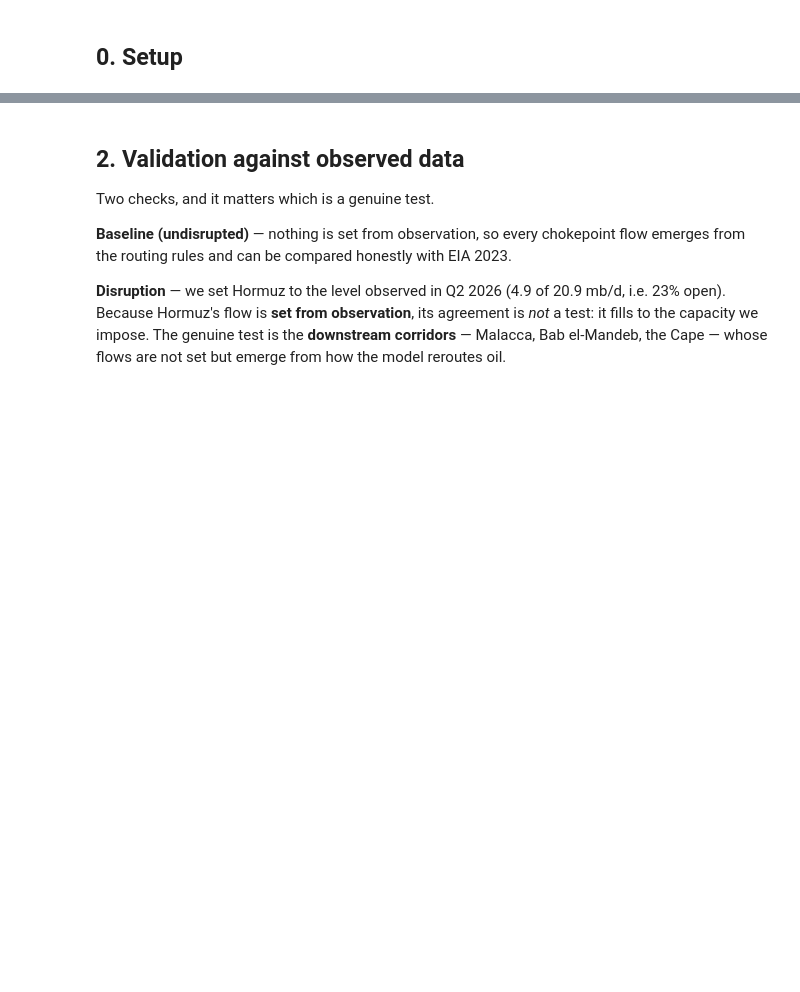
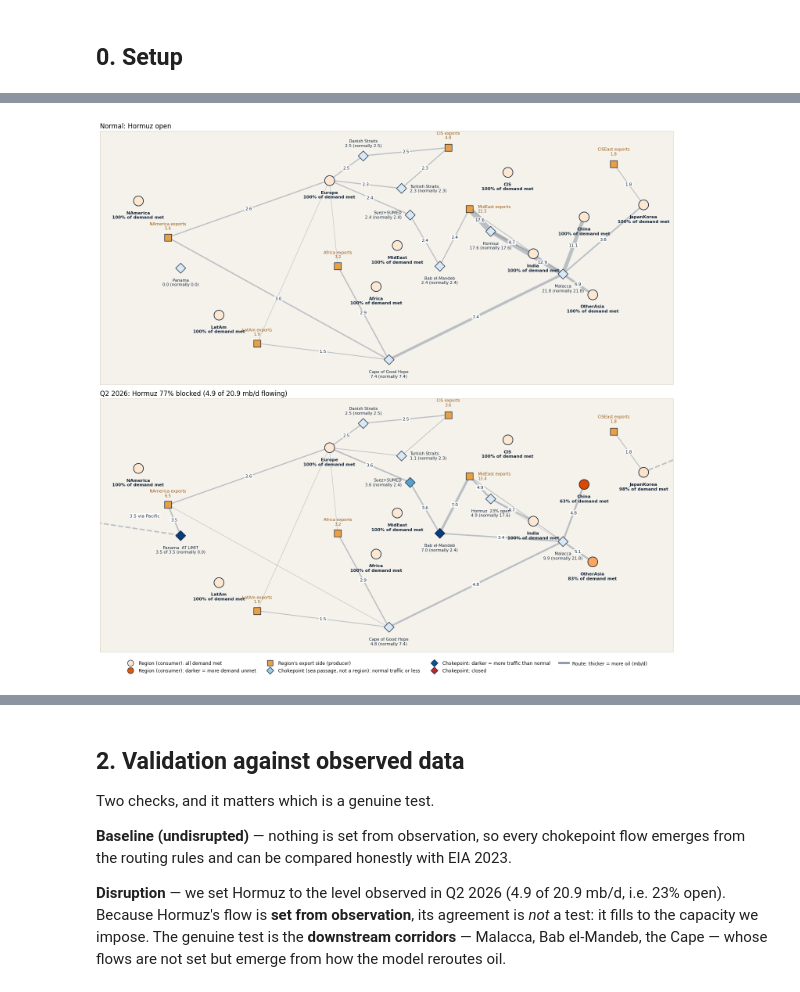
Before and after one commit to raed-ra/cits4403-oil-chokepoint, a Jupyter notebook: notebooks/main_analysis.ipynb, the cells around one changed output, grey strips where cells are left out. Drawn from its saved outputs; the diff is of its cells as text; code cells hidden in the pictures; blank space fills up the shorter version.

```diff
--- a/notebooks/main_analysis.ipynb
+++ b/notebooks/main_analysis.ipynb
@@ -122,0 +182,11 @@ Origin supply  (mb/d): {'NAmerica_P': 31.8, 'LatAm_P': 8.4, 'Europe_P': 4.0, 'CI
+# %%
+from network_view import snapshot, print_tables, draw    # tables and maps of the network
+
+normal = snapshot(1.0)          # RUN the model: Hormuz fully open (1.0 = 100% open), 150 days
+q2     = snapshot(4.9 / 20.9)   # RUN again: Hormuz 23% open, as observed in Q2 2026
+
+print("=" * 25, "NORMAL: Hormuz open", "=" * 25)
+print_tables(normal)            # regions, chokepoints and routes for the normal case
+print()
+print("=" * 20, "Q2 2026: Hormuz 77% blocked", "=" * 20)
+print_tables(q2)                # the same tables under the Q2 2026 closure
@@ -122,0 +211,7 @@ Origin supply  (mb/d): {'NAmerica_P': 31.8, 'LatAm_P': 8.4, 'Europe_P': 4.0, 'CI
+# %%
+fig, path = draw([("Normal: Hormuz open", normal),                           # draw both scenarios as maps,
+                   ("Q2 2026: Hormuz 77% blocked (4.9 of 20.9 mb/d flowing)", q2)],   # one panel each
+                  out=FIG)                                                  # and save into figures/
+plt.show()                                                                  # display it here
+# %% [output]
+[figure, added]
```
Also changed, not shown: parts of 31 cells of this notebook, 20 other files.
